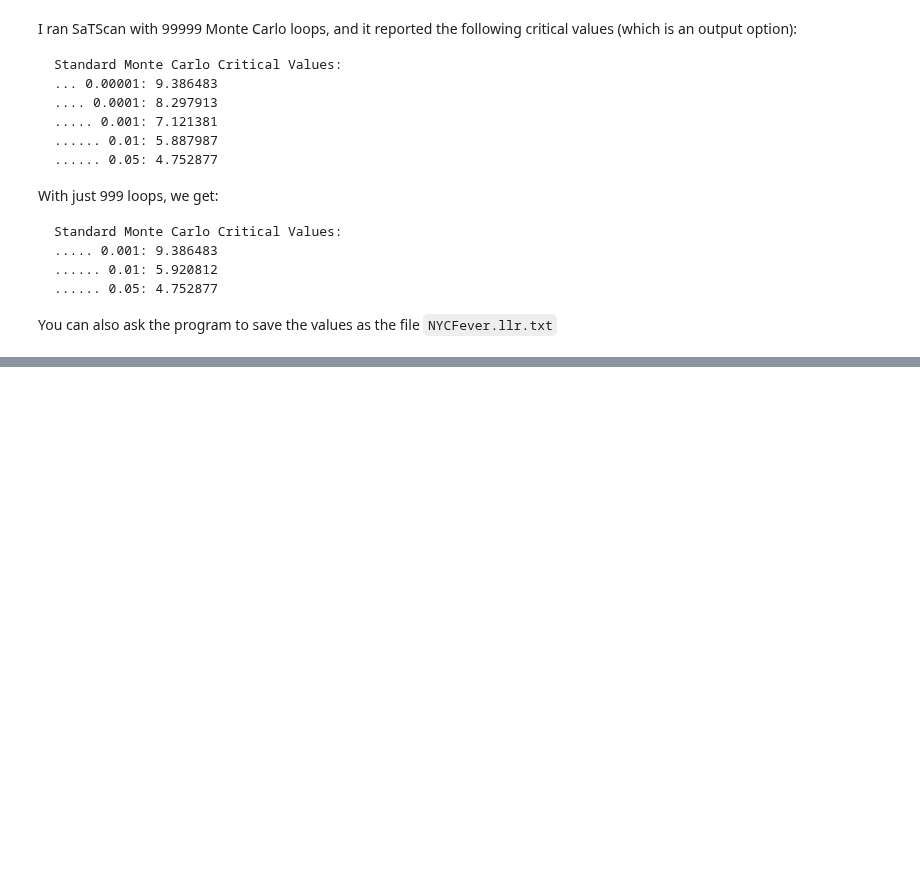
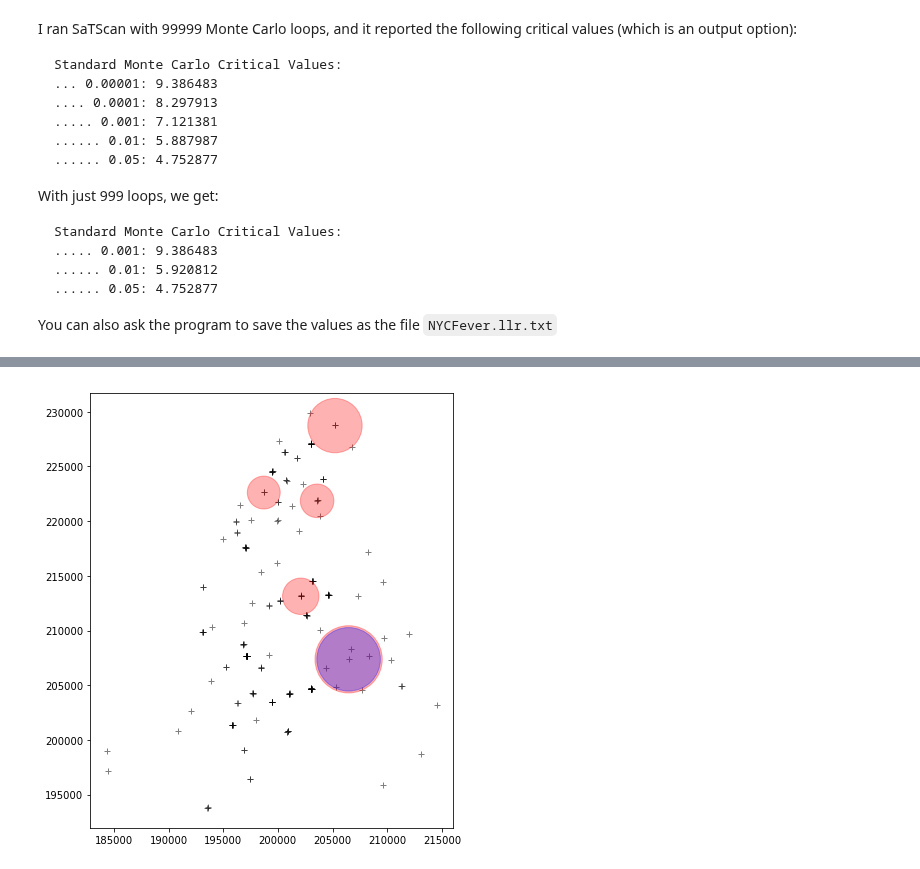
Before and after one commit to QuantCrimAtLeeds/PredictCode, a Jupyter notebook: notebooks/SaTScan Replication.ipynb, the cells around one changed output, grey strips where cells are left out. Saved outputs shown, nothing was run; the diff lists cells and outputs as text; code cells hidden in the pictures; blank space fills up the shorter version.

```diff
--- a/notebooks/SaTScan Replication.ipynb
+++ b/notebooks/SaTScan Replication.ipynb
@@ -476,0 +487,4 @@ None
+# %%
+timestamps, xcs, ycs = tuple(zip(*data))
+timestamps, xcs, ycs = open_cp.data.order_by_time(timestamps, xcs, ycs)
+points = open_cp.TimedPoints.from_coords(timestamps, xcs, ycs)
@@ -476,0 +544,9 @@ None
+# %%
+trainer = open_cp.stscan.STSTrainer()
+trainer.geographic_population_limit = 0.5
+trainer.geographic_radius_limit = 3000
+trainer.time_population_limit = 1.0
+trainer.time_max_interval = datetime.timedelta(days=6)
+trainer.data = points
+# %%
+result = trainer.predict()
@@ -476,0 +578,2 @@ None
+# %%
+max_clusters = trainer.maximise_clusters(result.clusters)
@@ -476,0 +584,20 @@ None
+# %%
+fig, ax = plt.subplots(figsize=(10,8))
+
+x = np.array([x for d,x,y in data])
+y = np.array([y for d,x,y in data])
+
+dx = np.random.random(size=len(x)) * 100
+dy = np.random.random(size=len(y)) * 100
+
+ax.scatter(x+dx, y+dy, marker="+", linewidth=1, color="black", alpha=0.5)
+
+for mic, mac in zip(result.clusters[:5], max_clusters):
+    c = plt.Circle(mic.centre, mac.radius, alpha=0.3, color="red")
+    ax.add_artist(c)
+    c = plt.Circle(mic.centre, mic.radius, alpha=0.3, color="blue")
+    ax.add_artist(c)
+
+ax.set_aspect(1)
+# %% [output]
+[figure, added]
```
Also changed, not shown: parts of 20 cells of this notebook, 6 other files.
